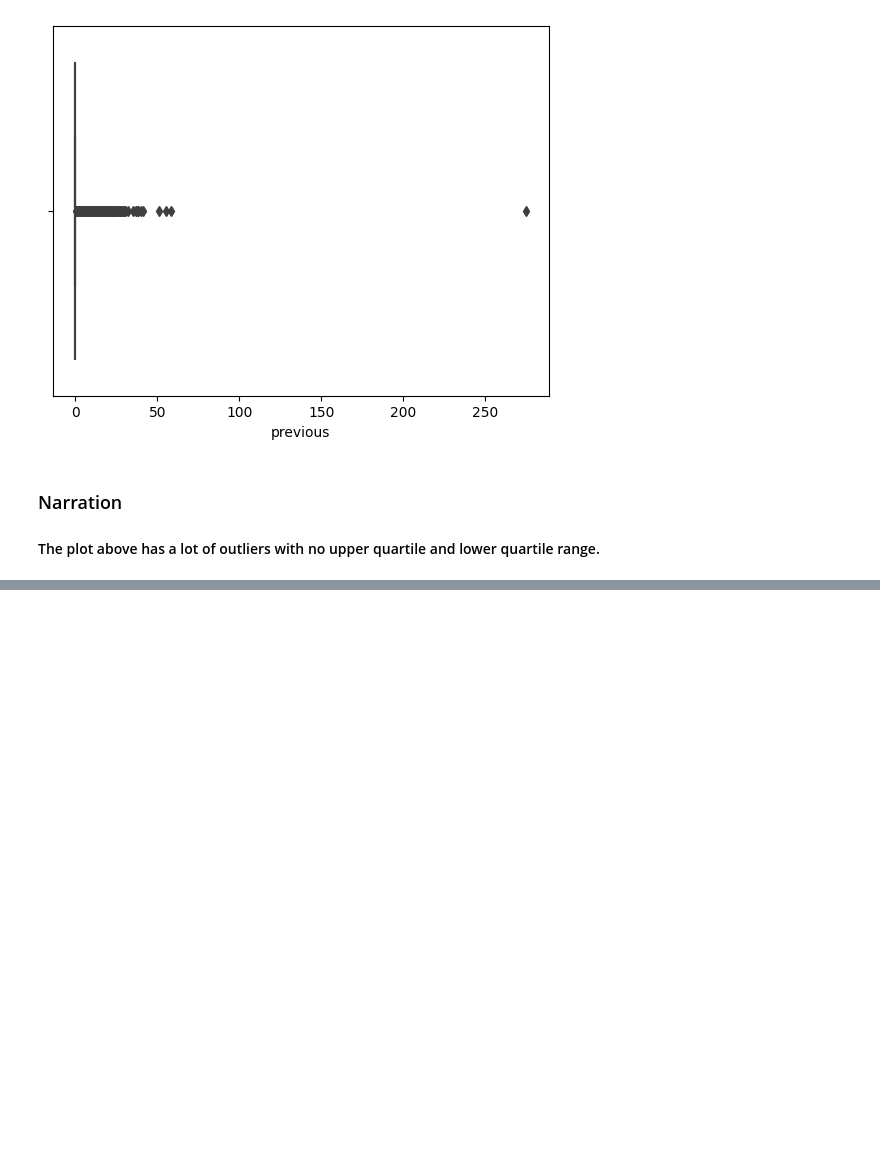
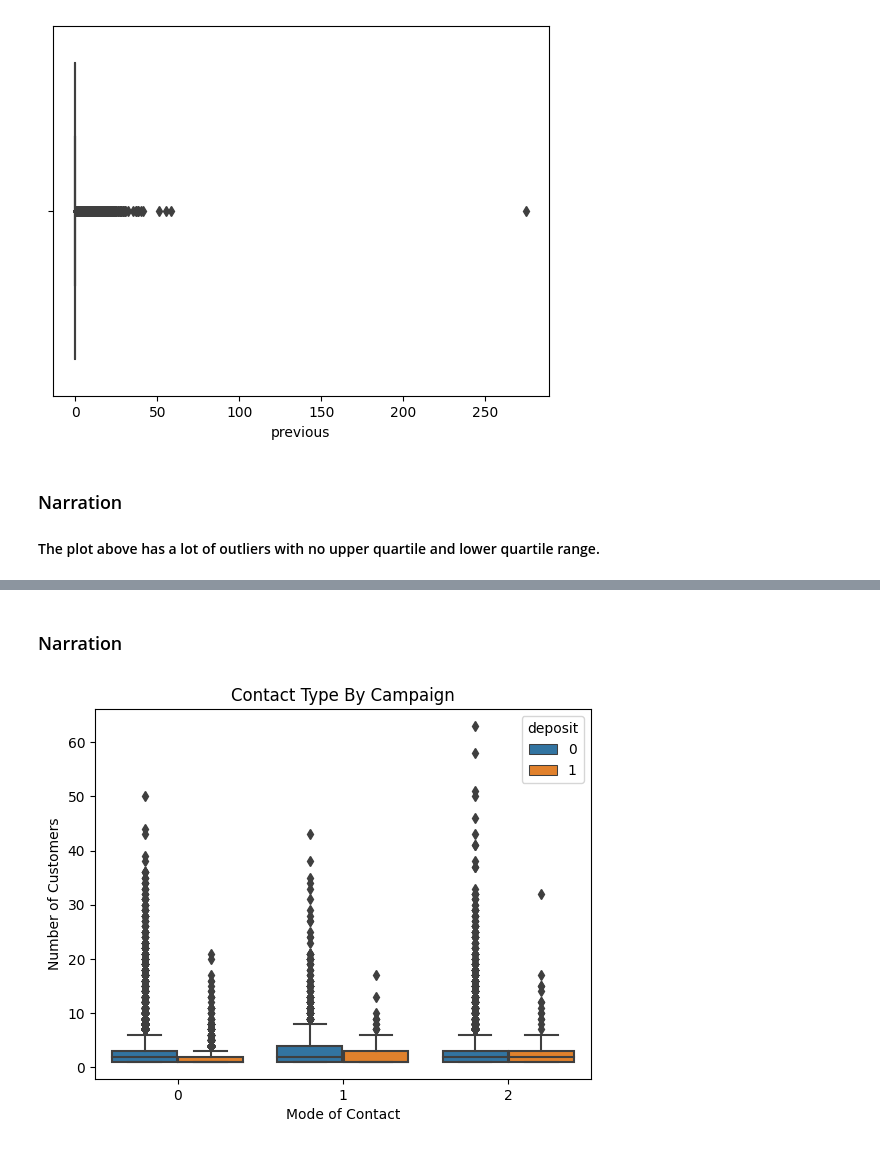
Before and after one commit to SenseiBassa/Nexux-Capstone-1, a Jupyter notebook: Capstone_Project_1.ipynb, the cells around one changed output, grey strips where cells are left out. Drawn from its saved outputs; the diff is of its cells as text; code cells hidden in the pictures; blank space fills up the shorter version.

```diff
--- a/Capstone_Project_1.ipynb
+++ b/Capstone_Project_1.ipynb
@@ -295,0 +250,4 @@ KeyError: ignored
+# %%
+lower_limit=Q1-1.5*IQR
+upper_limit=Q3+1.5*IQR
+lower_limit, upper_limit
@@ -295,0 +274,4 @@ KeyError: ignored
+# %%
+#remove outliers
+df_no_outlier = df[(df.duration>lower_limit) & (df.duration<upper_limit)]
+df_no_outlier
@@ -295,0 +313,18 @@ KeyError: ignored
+# %%
+# Age categorizing
+
+def age_bracket(age):
+    if age <= 30:
+        return 'Young (<=30)'
+    elif age <= 45:
+        return 'Adults (<=45)'
+    elif age <= 70:
+        return 'Old Adult (<=70)'
+    else:
+        return 'Geriatric (>=71)'
+
+# Assuming 'df_no_outlier' is a DataFrame containing an 'age' column
+
+df_no_outlier['age_bracket'] = df_no_outlier['age'].apply(age_bracket)
+
+print(df_no_outlier.head())
@@ -295,0 +441,9 @@ KeyError: ignored
+# %% [markdown]
+### Narration
+# %%
+sns.boxplot(x='contact', y='campaign',hue='deposit', data=df_no_outlier)
+plt.xlabel('Mode of Contact')
+plt.ylabel('Number of Customers')
+plt.title('Contact Type By Campaign');
+# %% [output]
+[figure, added]
```
Also changed, not shown: parts of 161 cells of this notebook.
